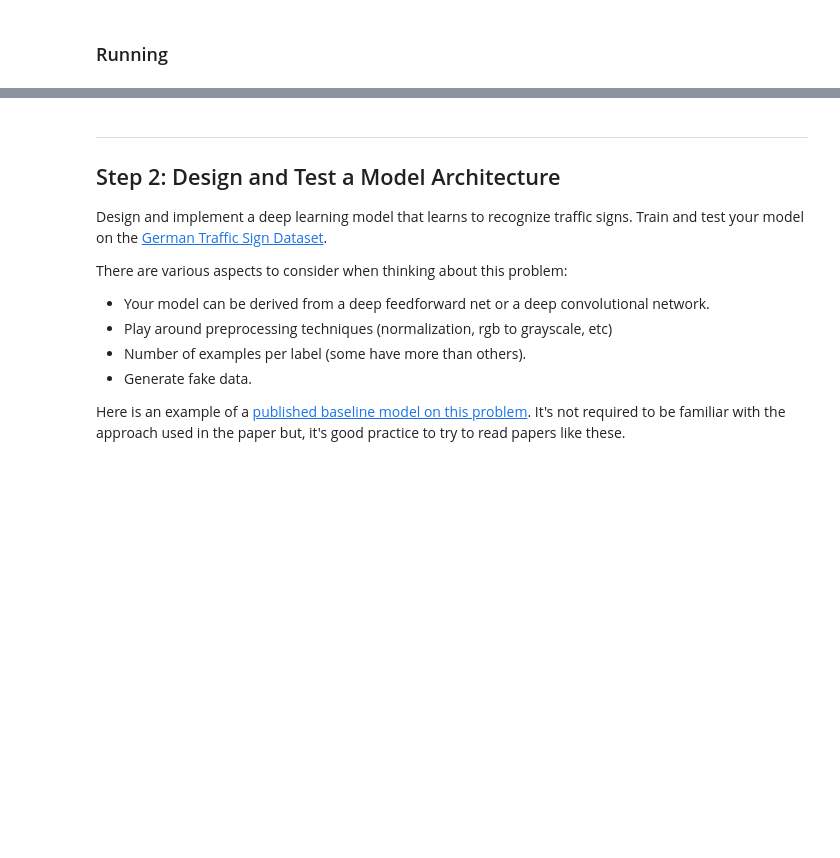
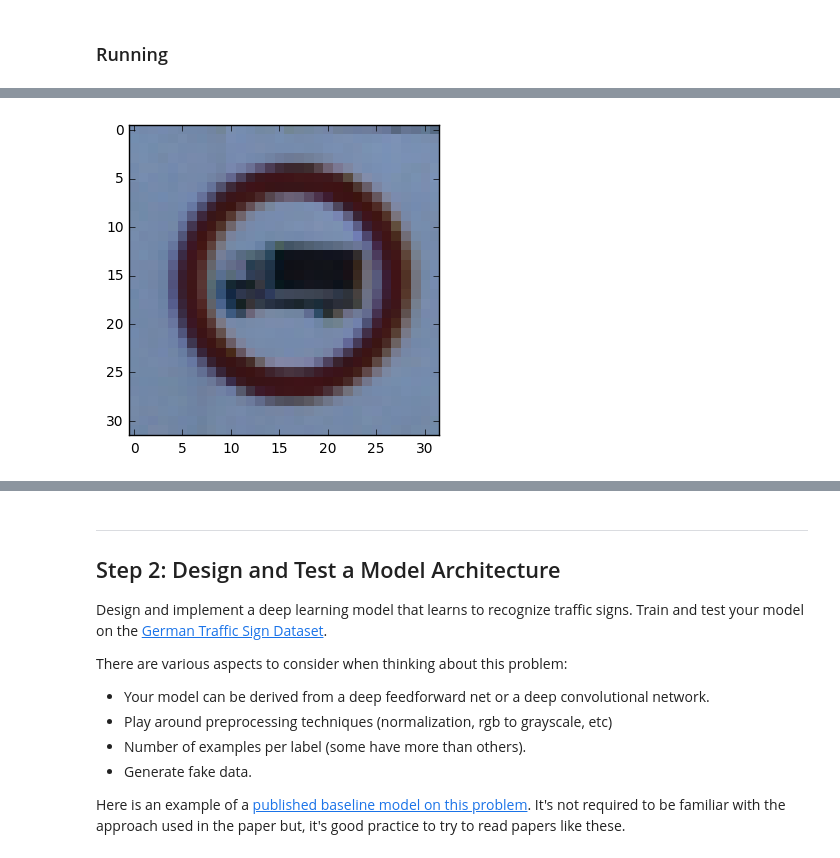
Before and after one commit to sirpsycho85/traffic-signs, a Jupyter notebook: Traffic_Signs_Recognition.ipynb, the cells around one changed output, grey strips where cells are left out. Drawn from its saved outputs; the diff is of its cells as text; code cells hidden in the pictures; blank space fills up the shorter version.

```diff
--- a/Traffic_Signs_Recognition.ipynb
+++ b/Traffic_Signs_Recognition.ipynb
@@ -539,0 +630,12 @@ Example errors:
+# %%
+def plot_image(image):
+    plt.imshow(image,
+               interpolation='nearest',
+               cmap='binary')
+
+    plt.show()
+# %%
+image1 = X_test[0]
+plot_image(image1)
+# %% [output]
+[figure, added]
```
Also changed, not shown: parts of 13 cells of this notebook.
